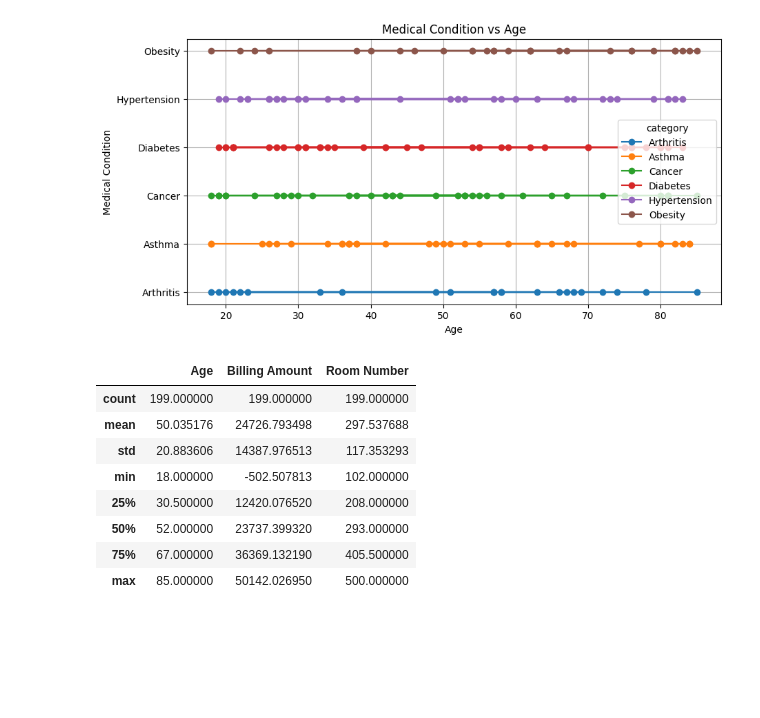
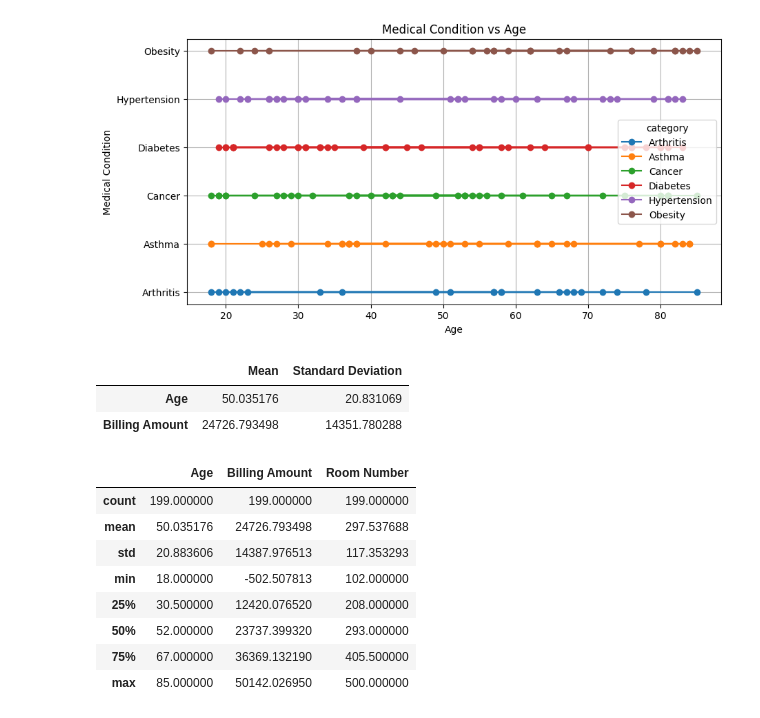
Before and after one commit to Kabir26-star/Module-1-Assignment, a Jupyter notebook: Module_1.ipynb, the cells around one changed output. Drawn from its saved outputs; the diff is of its cells as text; code cells hidden in the pictures; blank space fills up the shorter version.

```diff
--- a/Module_1.ipynb
+++ b/Module_1.ipynb
@@ -106,6 +107,30 @@ plt.grid(True)
 plt.show()
 # %% [output]
 [figure]
+# %%
+# Extract Age and Billing Amount as numpy arrays
+ages = data["Age"].to_numpy()
+billing = data["Billing Amount"].to_numpy()
+
+# Calculate mean and std for Age
+age_mean = np.mean(ages)
+age_std = np.std(ages)
+
+# Calculate mean and std for Billing Amount
+billing_mean = np.mean(billing)
+billing_std = np.std(billing)
+
+# Create a DataFrame to display only Age and Billing Amount stats
+stats_df = pd.DataFrame({
+    'Mean': [age_mean, billing_mean],
+    'Standard Deviation': [age_std, billing_std]
+}, index=['Age', 'Billing Amount'])
+
+stats_df
+# %% [output]
+|  | Mean | Standard Deviation |
+| Age | 50.035176 | 20.831069 |
+| Billing Amount | 24726.793498 | 14351.780288 |
 # %%
 data.describe()
 # %% [output]
```
Also changed, not shown: parts of 1 cell of this notebook.
